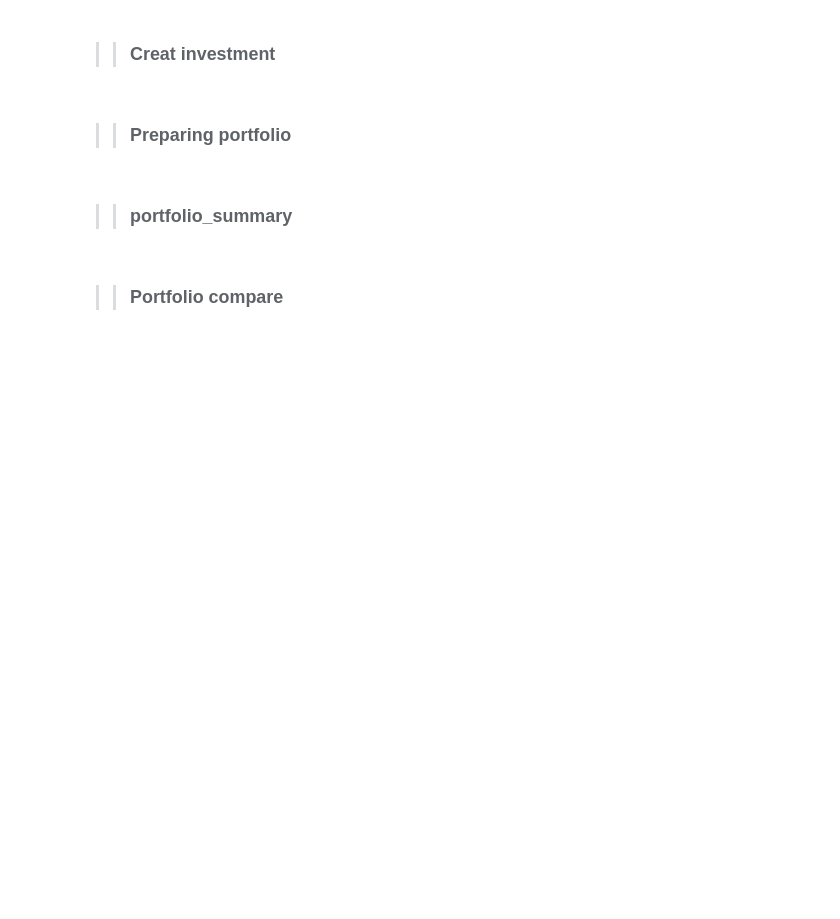
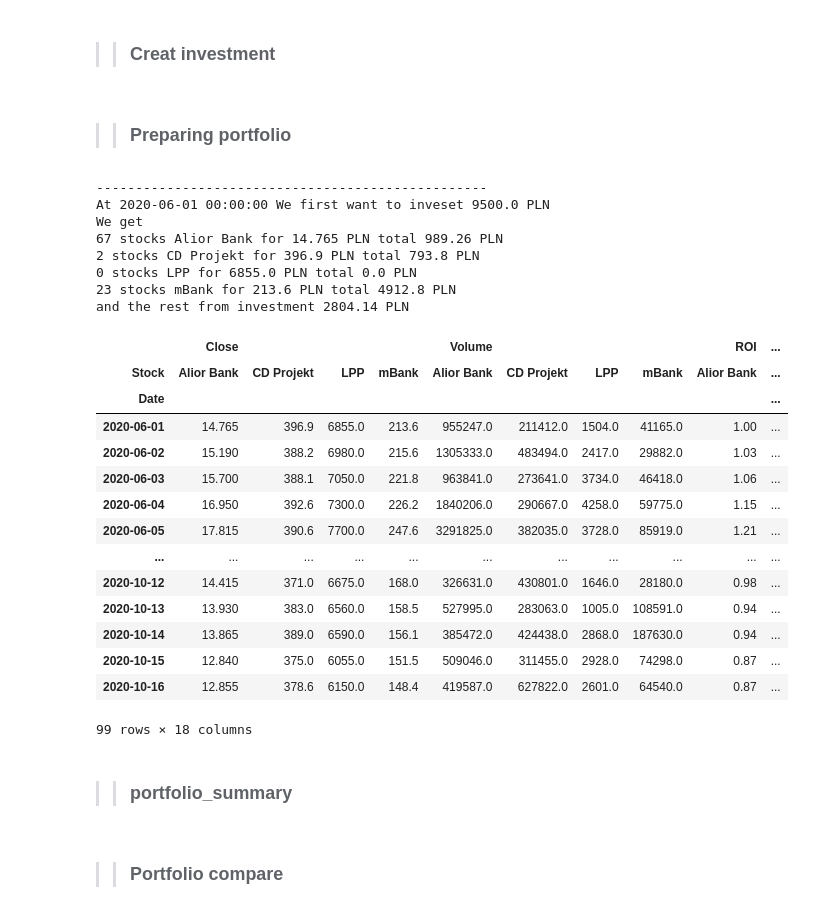
Before and after one commit to MazonSzymon/Project_COVID_portfolio, a Jupyter notebook: project_v1.ipynb, the cells around one changed output. Cells and saved outputs as stored; diff of their text form; code cells hidden in the pictures; blank space fills up the shorter version.

```diff
--- a/project_v1.ipynb
+++ b/project_v1.ipynb
@@ -165,6 +165,62 @@ def preparing_portfolio(total_investments,stocks):
         integrer = integrer_of_stocks[i], company = portfolio_value[['Investments_value'][0]].columns[i], price = portfolio_value['Close'].iloc[0][i], total = portfolio_value['Investments_value'][tmp[i]][0]))
   print("and the rest from investment {rest} PLN".format(rest = rest_investment.sum().round(2)))
   return portfolio_value
+# %%
+def preparing_portfolio_by_date(total_investments,stocks,date):
+
+  #Get data to stock
+  def get_frame(stock):
+    return WIG20_by_stocks.get_group(stock)
+
+  stocks_data = map(get_frame,stocks)
+  df = pd.concat(stocks_data, keys = stocks, names= ['Stock','Date'])
+  df.reset_index(inplace=True)
+  df = df[df['Date'] >= date]
+  df = df.reset_index().pivot(index='Date',columns = 'Stock', values = ['Close','Volume'])
+  portfolio_change = (1 + df[['Close']].pct_change()).cumprod().fillna(1).round(2).rename(columns = {'Close' : 'ROI'})
+  integrer_of_stocks = (total_investments/df['Close'].iloc[0]).astype(int).values
+  investment_by_stocks = integrer_of_stocks  * df['Close'].iloc[0]
+  rest_investment = total_investments - investment_by_stocks.values
+  rest_investment
+  investment_value = portfolio_change.multiply(investment_by_stocks.values).rename(columns = {'ROI' : 'Investments_value'}).round(2)
+  investment_value['Sum_of_investments'] = investment_value.sum(axis=1).round(2)
+  portfolio_value = pd.concat([df,portfolio_change,investment_value], axis = 1)
+  portfolio_value['ROI_of_investments'] = (1 + portfolio_value[['Sum_of_investments']].pct_change()).cumprod().fillna(1).round(2)
+  tmp = portfolio_value.columns.to_frame()['Stock'].values
+  print("-"*50)
+  print("At {start_date} We first want to inveset {first_invest_value} PLN".format( start_date = date, first_invest_value = total_investments.sum()))
+  print("We get")
+  for i in range(len(integrer_of_stocks)):
+    print("{integrer} stocks {company} for {price} PLN total {total} PLN".format(
+        integrer = integrer_of_stocks[i], company = portfolio_value[['Investments_value'][0]].columns[i], price = portfolio_value['Close'].iloc[0][i], total = portfolio_value['Investments_value'][tmp[i]][0]))
+  print("and the rest from investment {rest} PLN".format(rest = rest_investment.sum().round(2)))
+  return portfolio_value
+# %%
+preparing_portfolio_by_date(investment['Value'].values,investment['Stock'],dt.datetime(2020,6,1))
+# %% [output]
+--------------------------------------------------
+At 2020-06-01 00:00:00 We first want to inveset 9500.0 PLN
+We get
+67 stocks Alior Bank for 14.765 PLN total 989.26 PLN
+2 stocks CD Projekt for 396.9 PLN total 793.8 PLN
+0 stocks LPP for 6855.0 PLN total 0.0 PLN
+23 stocks mBank for 213.6 PLN total 4912.8 PLN
+and the rest from investment 2804.14 PLN
+|  | Close |  |  |  | Volume |  |  |  | ROI | ... |
+| Stock | Alior Bank | CD Projekt | LPP | mBank | Alior Bank | CD Projekt | LPP | mBank | Alior Bank | ... |
+| Date |  |  |  |  |  |  |  |  |  | ... |
+| 2020-06-01 | 14.765 | 396.9 | 6855.0 | 213.6 | 955247.0 | 211412.0 | 1504.0 | 41165.0 | 1.00 | ... |
+| 2020-06-02 | 15.190 | 388.2 | 6980.0 | 215.6 | 1305333.0 | 483494.0 | 2417.0 | 29882.0 | 1.03 | ... |
+| 2020-06-03 | 15.700 | 388.1 | 7050.0 | 221.8 | 963841.0 | 273641.0 | 3734.0 | 46418.0 | 1.06 | ... |
+| 2020-06-04 | 16.950 | 392.6 | 7300.0 | 226.2 | 1840206.0 | 290667.0 | 4258.0 | 59775.0 | 1.15 | ... |
+| 2020-06-05 | 17.815 | 390.6 | 7700.0 | 247.6 | 3291825.0 | 382035.0 | 3728.0 | 85919.0 | 1.21 | ... |
+| ... | ... | ... | ... | ... | ... | ... | ... | ... | ... | ... |
+| 2020-10-12 | 14.415 | 371.0 | 6675.0 | 168.0 | 326631.0 | 430801.0 | 1646.0 | 28180.0 | 0.98 | ... |
+| 2020-10-13 | 13.930 | 383.0 | 6560.0 | 158.5 | 527995.0 | 283063.0 | 1005.0 | 108591.0 | 0.94 | ... |
+| 2020-10-14 | 13.865 | 389.0 | 6590.0 | 156.1 | 385472.0 | 424438.0 | 2868.0 | 187630.0 | 0.94 | ... |
+| 2020-10-15 | 12.840 | 375.0 | 6055.0 | 151.5 | 509046.0 | 311455.0 | 2928.0 | 74298.0 | 0.87 | ... |
+| 2020-10-16 | 12.855 | 378.6 | 6150.0 | 148.4 | 419587.0 | 627822.0 | 2601.0 | 64540.0 | 0.87 | ... |
+99 rows × 18 columns
 # %% [markdown]
 >> ### portfolio_summary
 # %%
```
Also changed, not shown: parts of 4 cells of this notebook.
